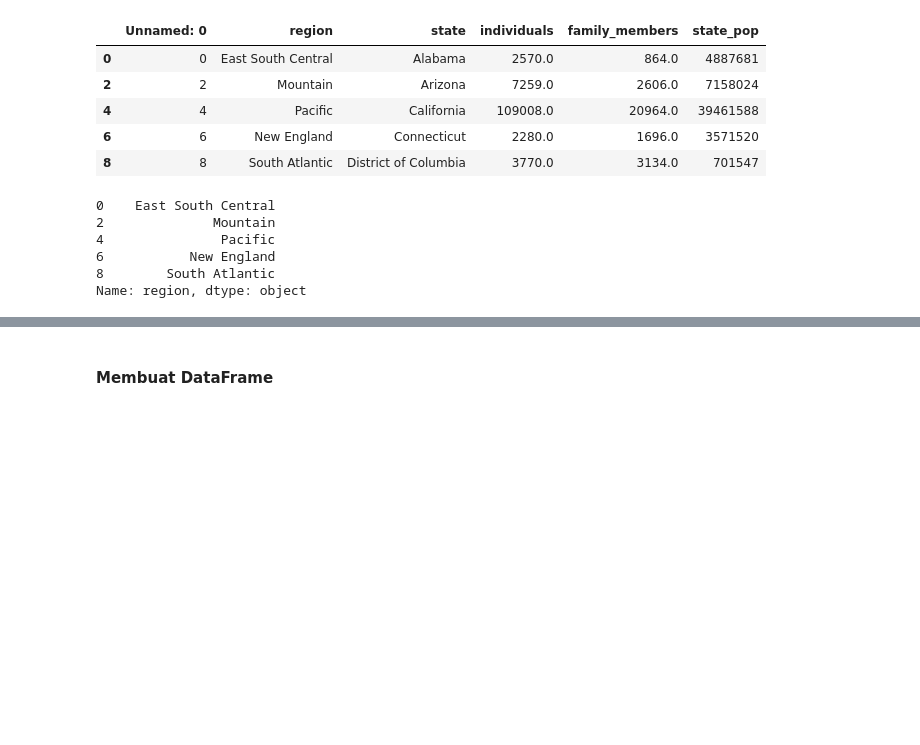
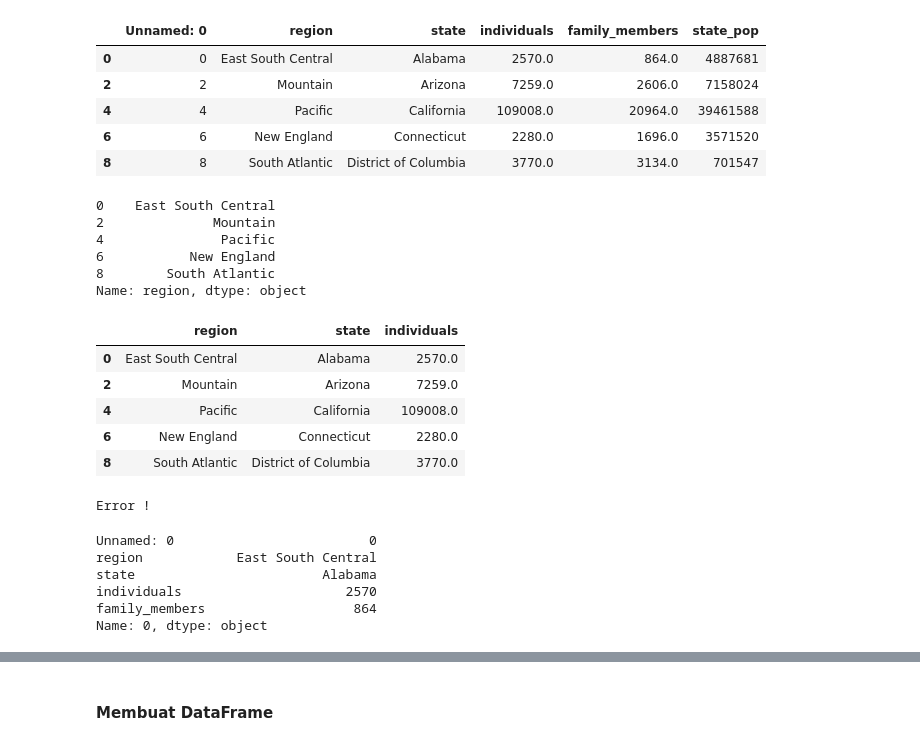
Before and after one commit to UvoChrollo/Pythonista, a Jupyter notebook: Notebook/Data Manipulation/Introduction to Data Manipulation.ipynb, the cells around one changed output, grey strips where cells are left out. Saved outputs shown, nothing was run; the diff lists cells and outputs as text; code cells hidden in the pictures; blank space fills up the shorter version.

```diff
--- a/Notebook/Data Manipulation/Introduction to Data Manipulation.ipynb
+++ b/Notebook/Data Manipulation/Introduction to Data Manipulation.ipynb
@@ -264,3 +264,28 @@ homelessness.loc[0:10:2,'region'].head()
 6           New England
 8        South Atlantic
 Name: region, dtype: object
+# %%
+homelessness.loc[0:10:2,'region':'individuals'].head()
+# %% [output]
+|  | region | state | individuals |
+| 0 | East South Central | Alabama | 2570.0 |
+| 2 | Mountain | Arizona | 7259.0 |
+| 4 | Pacific | California | 109008.0 |
+| 6 | New England | Connecticut | 2280.0 |
+| 8 | South Atlantic | District of Columbia | 3770.0 |
+# %%
+try:
+    print(homelessness.loc[0:10:2,1:4].head())
+except:
+    print("Error !")
+# %% [output]
+Error !
+# %%
+homelessness.iloc[0].head()
+# %% [output]
+Unnamed: 0                         0
+region            East South Central
+state                        Alabama
+individuals                     2570
+family_members                   864
+Name: 0, dtype: object
```
Also changed, not shown: parts of 10 cells of this notebook.
